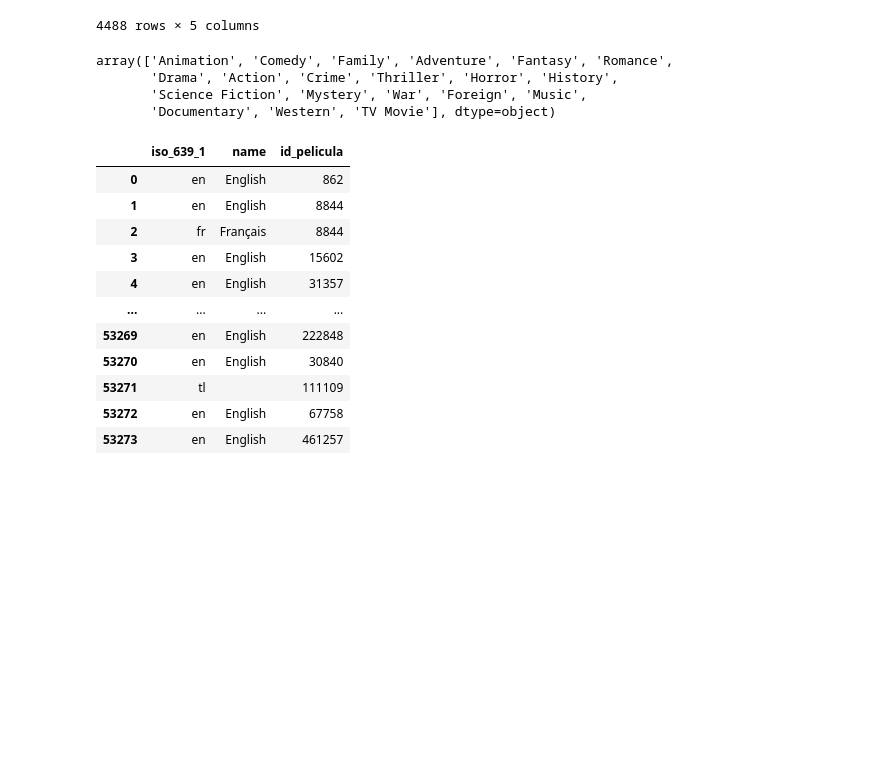
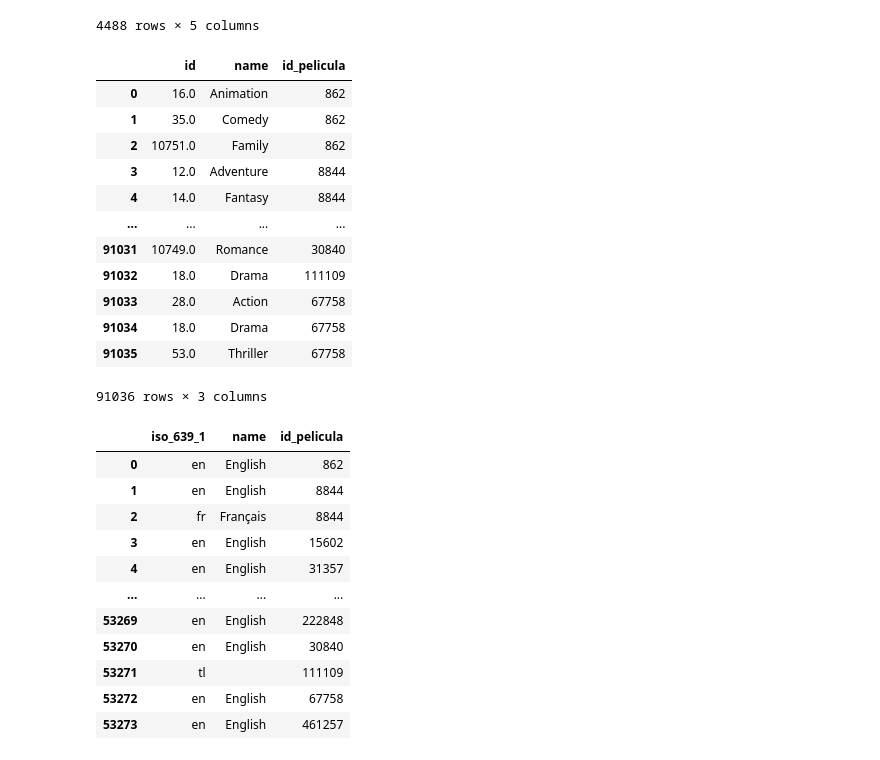
Before and after one commit to A-Lasso/Proyecto_Individual1, a Jupyter notebook: Codigo.ipynb, the cells around one changed output. Cells and saved outputs as stored; diff of their text form; code cells hidden in the pictures; blank space fills up the shorter version.

```diff
--- a/Codigo.ipynb
+++ b/Codigo.ipynb
@@ -688,12 +688,21 @@ df_belongs_to_collection
 des_genres=list(des_genres)
 df_genres=pd.concat(des_genres, ignore_index=True)
 # %%
-df_genres["name"].unique()
+df_genres
 # %% [output]
+|  | id | name | id_pelicula |
+| 0 | 16.0 | Animation | 862 |
+| 1 | 35.0 | Comedy | 862 |
+| 2 | 10751.0 | Family | 862 |
+| 3 | 12.0 | Adventure | 8844 |
+| 4 | 14.0 | Fantasy | 8844 |
+| ... | ... | ... | ... |
+| 91031 | 10749.0 | Romance | 30840 |
+| 91032 | 18.0 | Drama | 111109 |
+| 91033 | 28.0 | Action | 67758 |
+| 91034 | 18.0 | Drama | 67758 |
+| 91035 | 53.0 | Thriller | 67758 |
-array(['Animation', 'Comedy', 'Family', 'Adventure', 'Fantasy', 'Romance',
-       'Drama', 'Action', 'Crime', 'Thriller', 'Horror', 'History',
-       'Science Fiction', 'Mystery', 'War', 'Foreign', 'Music',
-       'Documentary', 'Western', 'TV Movie'], dtype=object)
+91036 rows × 3 columns
 # %%
 #spoken_languages
 des_spoken_languages=list(des_spoken_languages)
```
Also changed, not shown: 1 other file.
